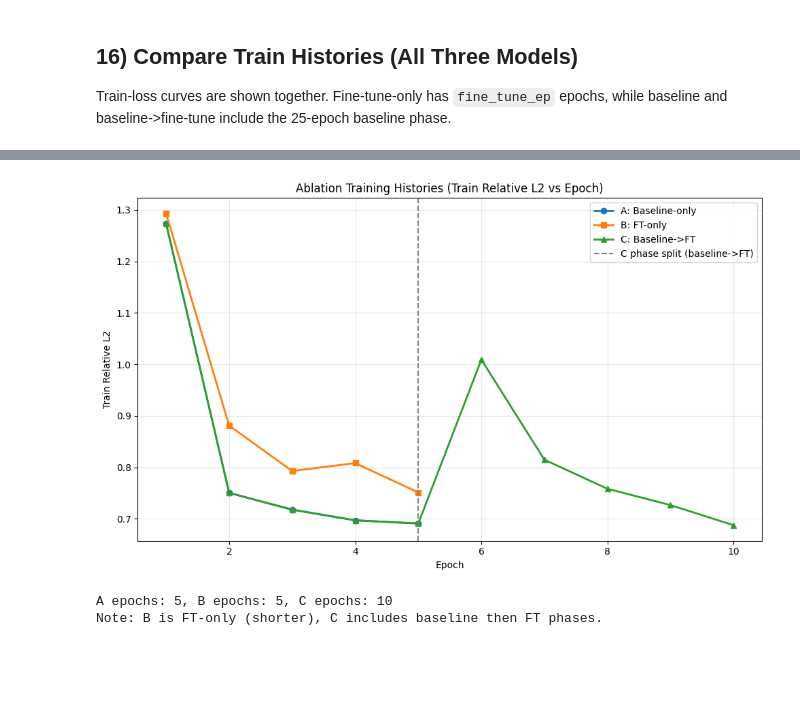
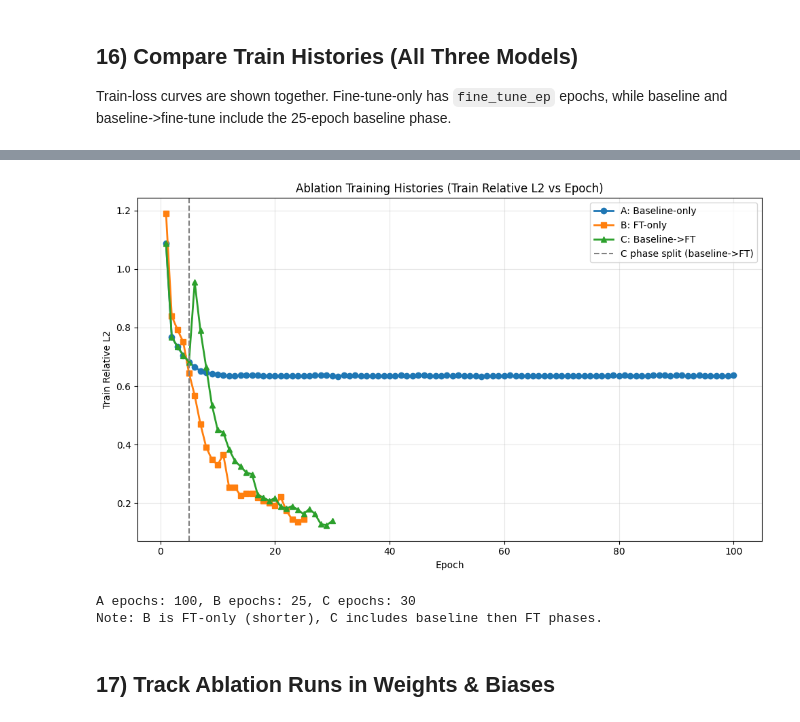
Before and after one commit to SOLARIS-JHU/tipping-point-forecast, a Jupyter notebook: heat/train_RNO_state_only.ipynb, the cells around one changed output, grey strips where cells are left out. Cells and saved outputs as stored; diff of their text form; code cells hidden in the pictures; blank space fills up the shorter version.

```diff
--- a/heat/train_RNO_state_only.ipynb
+++ b/heat/train_RNO_state_only.ipynb
@@ -20,7 +20,7 @@ from tqdm.auto import tqdm
 
 # Dataset and split
 data_path = "/home/pk222/projects/PDEControl_DPC/datasets/heat_smooth_f_dataset.npz"
-samples_to_load = 100
+samples_to_load = 200
 train_frac = 0.8  # keeps n_test_traj=20 when samples_to_load=100
 
 # Reproducibility
@@ -36,7 +36,7 @@ debug_preprocessing_shapes = True
 
 # Optimization
 batch_size = 75
-epochs = 5
+epochs = 100
 learning_rate = 1e-3
 weight_decay = 1e-4
 scheduler_step = 50
@@ -51,10 +51,10 @@ domain_padding = [0.1, 0]
 
 # Ablation controls (Tier-1 for ablation experiment identity)
 ablation_seed = int(seed)
-baseline_epochs_ablation = 5
+baseline_epochs_ablation = 100
 multi_step_fine_tuning = True
 fine_tuning_num_steps = 5
-fine_tune_ep = 5  # use 25 for good results
+fine_tune_ep = 25  # use 25 for good results
 fine_tuning_lr = 1e-3
 fine_tune_scheduler_step = 2000
 fine_tune_scheduler_gamma = 0.5
@@ -1350,34 +1317,36 @@ train_B = aggregate_ft_train_l2(logs_B, horizons)
 train_C_base = extract_baseline_train_l2(history_C_baseline)
 train_C_ft = aggregate_ft_train_l2(logs_C_ft, horizons)
 train_C = train_C_base + train_C_ft
 
 epoch_A = np.arange(1, len(train_A) + 1)
 epoch_B = np.arange(1, len(train_B) + 1)
 epoch_C = np.arange(1, len(train_C) + 1)
 
 fig, ax = plt.subplots(figsize=(10, 6))
 ax.plot(epoch_A, train_A, marker="o", linewidth=2, label="A: Baseline-only")
 ax.plot(epoch_B, train_B, marker="s", linewidth=2, label="B: FT-only")
 ax.plot(epoch_C, train_C, marker="^", linewidth=2, label="C: Baseline->FT")
 ax.axvline(
-    x=baseline_epochs_ablation,
+    x=5,
     color="gray",
     linestyle="--",
     linewidth=1.5,
     label="C phase split (baseline->FT)",
 )
 
 ax.set_xlabel("Epoch")
 ax.set_ylabel("Train Relative L2")
 ax.set_title("Ablation Training Histories (Train Relative L2 vs Epoch)")
 ax.grid(True, alpha=0.3)
 ax.legend()
 plt.tight_layout()
 plt.show()
 
 print(f"A epochs: {len(train_A)}, B epochs: {len(train_B)}, C epochs: {len(train_C)}")
 print("Note: B is FT-only (shorter), C includes baseline then FT phases.")
 # %% [output]
-[figure, old version]
+[figure, new version]
-A epochs: 5, B epochs: 5, C epochs: 10
+A epochs: 100, B epochs: 25, C epochs: 30
 Note: B is FT-only (shorter), C includes baseline then FT phases.
+# %% [markdown]
+## 17) Track Ablation Runs in Weights & Biases
```
Also changed, not shown: parts of 12 cells of this notebook.
